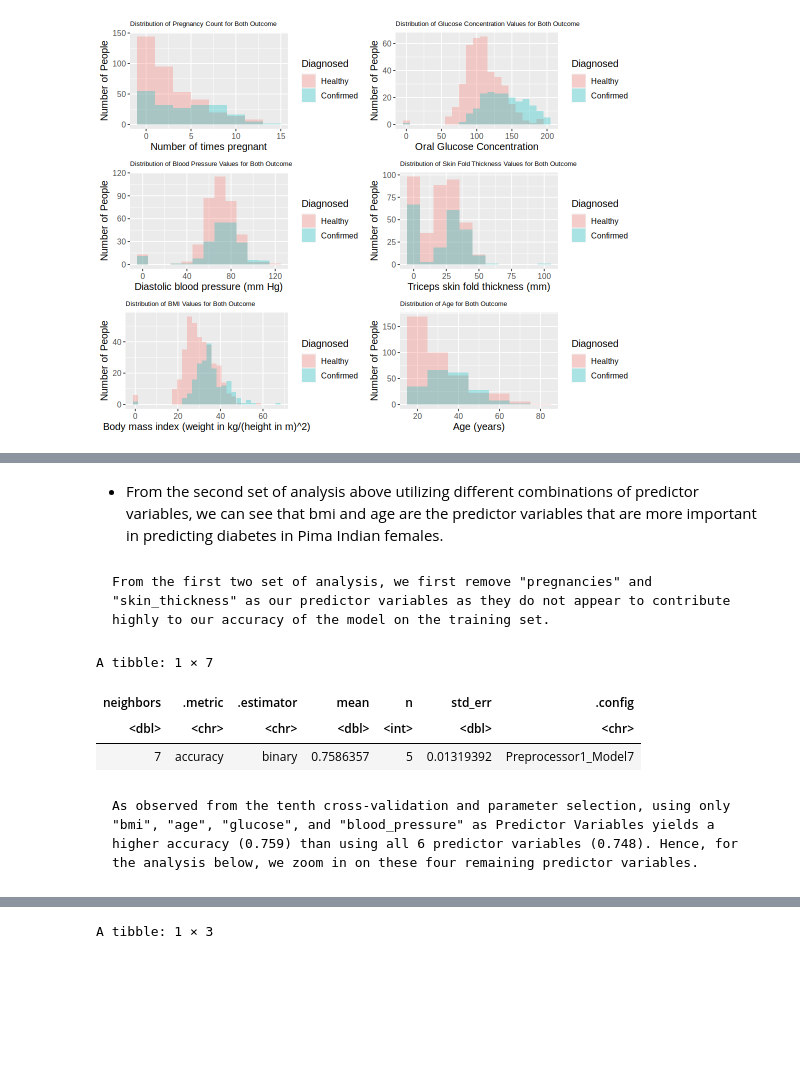
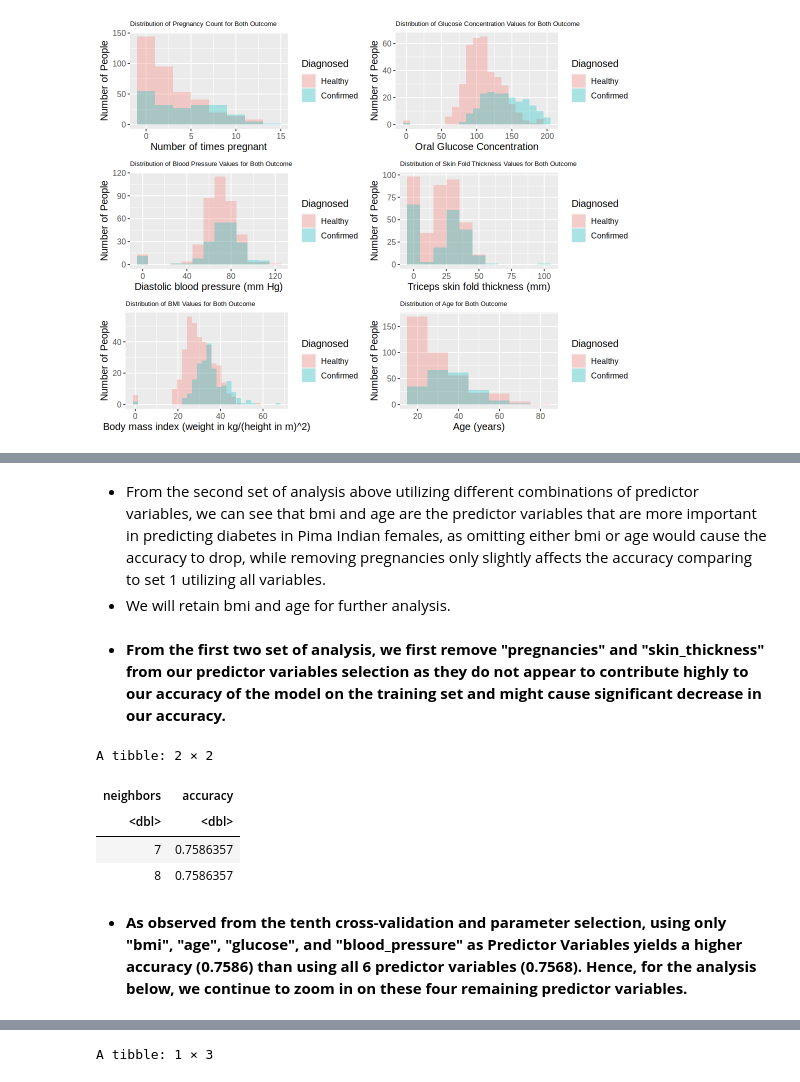
Before and after one commit to Nadav-Seg/dsci-100-2023w1-group-26, a Jupyter notebook: Group 26 - Group Project Final Report.ipynb, the cells around one changed output, grey strips where cells are left out. Saved outputs shown, nothing was run; the diff lists cells and outputs as text; code cells hidden in the pictures; blank space fills up the shorter version.

```diff
--- a/Group 26 - Group Project Final Report.ipynb
+++ b/Group 26 - Group Project Final Report.ipynb
@@ -44,6 +46,8 @@ The following object is masked from ‘package:dplyr’:
 # %%
-#Reading the dataset "diabetes"
-diabetes <- read_csv("diabetes.csv", col_names = TRUE)
+# Reading the dataset "diabetes"
+
+url <- "https://raw.githubusercontent.com/Nadav-Seg/dsci-100-2023w1-group-26/main/diabetes.csv"
+diabetes <- read_csv(url, col_names = TRUE)
 head(diabetes)
 # %% [output]
 Rows: 768 Columns: 9
@@ -77,11 +84,12 @@ A tibble: 6 × 9
 | 0 | 137 | 40 | 35 | 168 | 43.1 | 2.288 | 33 | 1 |
 | 5 | 116 | 74 | 0 | 0 | 25.6 | 0.201 | 30 | 0 |
 # %%
-#Wrangling the data
-diabetes <- diabetes |> mutate(outcome = as_factor(outcome),
-                               age = as.integer(age),
-                               pregnancies = as.integer(pregnancies)) |>
-            mutate(outcome = fct_recode(outcome, "Confirmed" = "1", "Healthy" = "0")) |>
+# Wrangling the data
+
+diabetes <- diabetes |> mutate(outcome = as_factor(`outcome`),
+                               age = as.integer(`age`),
+                               pregnancies = as.integer(`pregnancies`)) |>
+            mutate(outcome = fct_recode(`outcome`, "Confirmed" = "1", "Healthy" = "0")) |>
             na.omit()
 head(diabetes)
 # %% [output]
@@ -489,32 +553,37 @@ A tibble: 2 × 7
 # %% [markdown]
-- From the second set of analysis above utilizing different combinations of predictor variables, we can see that bmi and age are the predictor variables that are more important in predicting diabetes in Pima Indian females.
+- From the second set of analysis above utilizing different combinations of predictor variables, we can see that bmi and age are the predictor variables that are more important in predicting diabetes in Pima Indian females, as omitting either bmi or age would cause the accuracy to drop, while removing pregnancies only slightly affects the accuracy comparing to set 1 utilizing all variables.
+- We will retain bmi and age for further analysis.
-# %% [markdown]
-    From the first two set of analysis, we first remove "pregnancies" and "skin_thickness" as our predictor variables as they do not appear to contribute highly to our accuracy of the model on the training set.
+# %% [markdown]
+- **From the first two set of analysis, we first remove "pregnancies" and "skin_thickness" from our predictor variables selection as they do not appear to contribute highly to our accuracy of the model on the training set and might cause significant decrease in our accuracy.**
 # %%
-#After eliminating certain variables from the two sets of analysis performed previously,
-#we move on with the 4 predictor variables remaining.
+# After eliminating certain variables from the two sets of analysis performed previously,we move on with the 4 predictor variables remaining.
 
-#10: Using "bmi", "age", "glucose", "blood_pressure" as Predictor Variables Selected
+# 10: Using "bmi", "age", "glucose", "blood_pressure" as Predictor Variables Selected
 
-diabetes_recipe_bmi_age_gl_bp <- recipe(outcome ~ bmi + age + glucose + blood_pressure , diabetes_training) |>
-                    step_scale(all_predictors()) |>
-                    step_center(all_predictors())
+diabetes_recipe_bmi_age_gl_bp <- recipe(`outcome` ~ `bmi` + `age` + `glucose` + `blood_pressure` , diabetes_training) |>
+                                    step_scale(all_predictors()) |>
+                                    step_center(all_predictors())
 
 diabetes_results_bmi_age_gl_bp <- workflow() |>
-                        add_recipe(diabetes_recipe_bmi_age_gl_bp) |>
-                        add_model(diabetes_tune_spec) |>
-                        tune_grid(resamples = diabetes_vfold, grid = k_vals)|>
-                        collect_metrics() |>
-                        filter(.metric == "accuracy")
+                                    add_recipe(diabetes_recipe_bmi_age_gl_bp) |>
+                                    add_model(diabetes_tune_spec) |>
+                                    tune_grid(resamples = diabetes_vfold, grid = k_vals)|>
+                                    collect_metrics() |>
+                                    filter(.metric == "accuracy")
 
-best_result_bmi_age_gl_bp <- diabetes_results_bmi_age_gl_bp |> slice_max(mean, n = 1)
+best_result_bmi_age_gl_bp <- diabetes_results_bmi_age_gl_bp |>
+                                slice_max(`mean`, n = 1) |>
+                                mutate(accuracy = `mean`) |>
+                                select(`neighbors`, `accuracy`)
+
 
 best_result_bmi_age_gl_bp
 # %% [output]
-A tibble: 1 × 7
+A tibble: 2 × 2
-| neighbors | .metric | .estimator | mean | n | std_err | .config |
-| <dbl> | <chr> | <chr> | <dbl> | <int> | <dbl> | <chr> |
-| 7 | accuracy | binary | 0.7586357 | 5 | 0.01319392 | Preprocessor1_Model7 |
+| neighbors | accuracy |
+| <dbl> | <dbl> |
+| 7 | 0.7586357 |
+| 8 | 0.7586357 |
 # %% [markdown]
-    As observed from the tenth cross-validation and parameter selection, using only "bmi", "age", "glucose", and "blood_pressure" as Predictor Variables yields a higher accuracy (0.759) than using all 6 predictor variables (0.748). Hence, for the analysis below, we zoom in on these four remaining predictor variables.
+- **As observed from the tenth cross-validation and parameter selection, using only "bmi", "age", "glucose", and "blood_pressure" as Predictor Variables yields a higher accuracy (0.7586) than using all 6 predictor variables (0.7568). Hence, for the analysis below, we continue to zoom in on these four remaining predictor variables.**
 # %%
```
Also changed, not shown: parts of 37 cells of this notebook.
